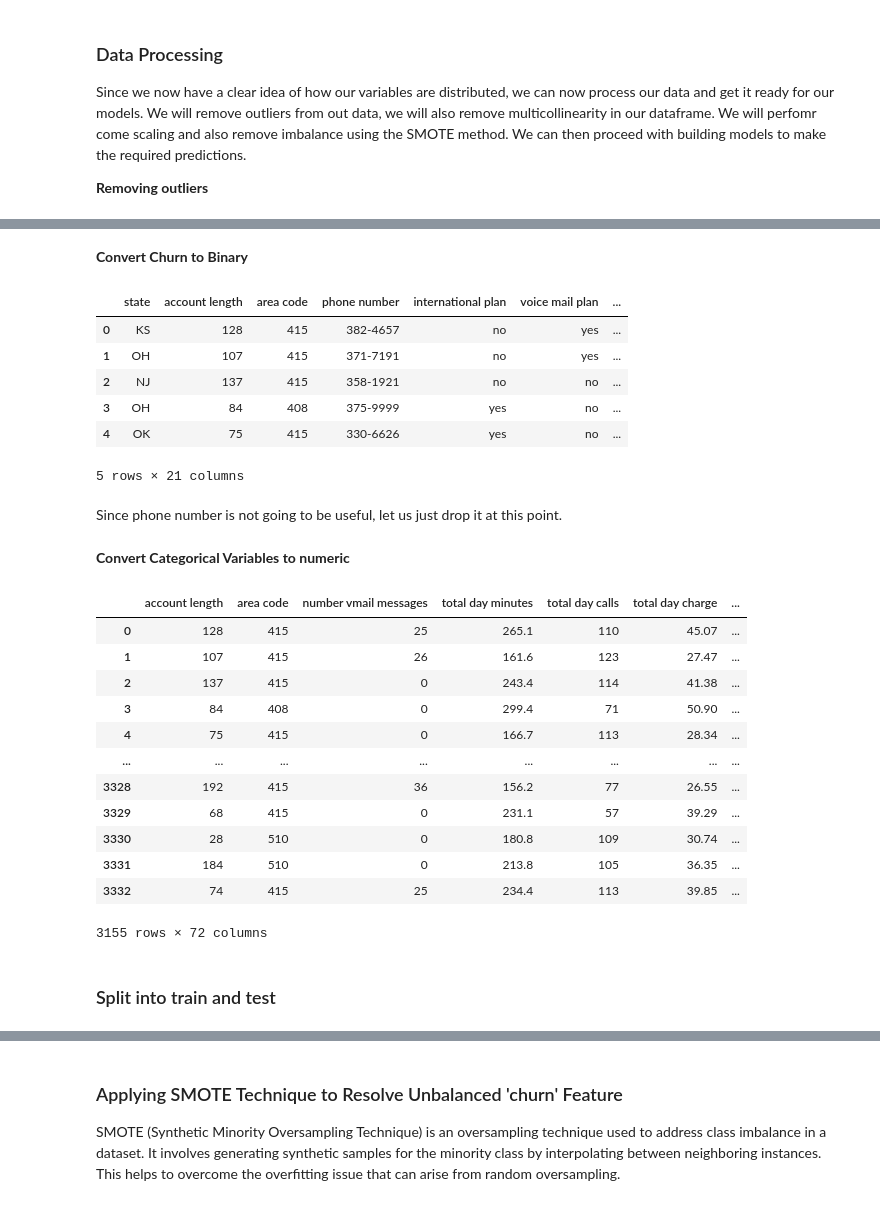
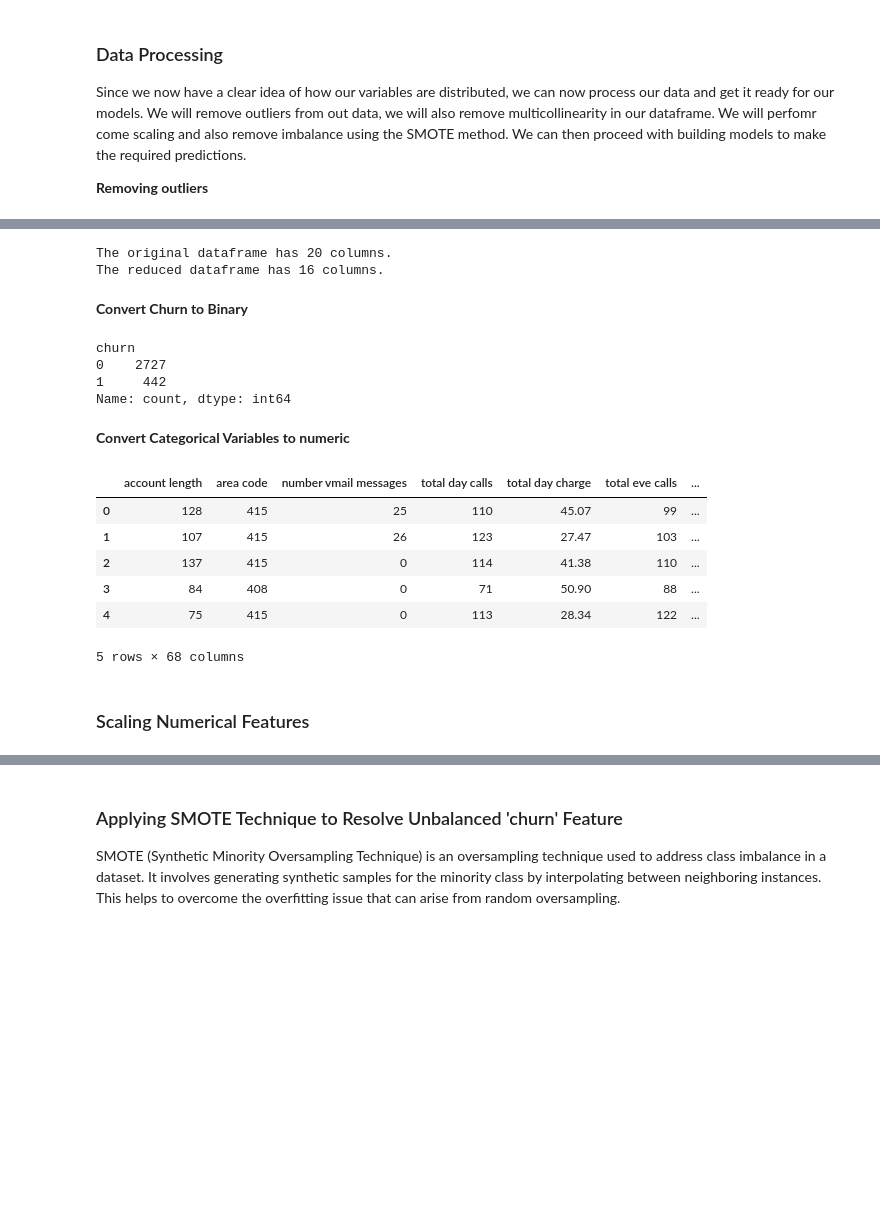
Before and after one commit to D-EKALE/phase-3-final-project, a Jupyter notebook: phase-3-final-project.ipynb, the cells around one changed output, grey strips where cells are left out. Drawn from its saved outputs; the diff is of its cells as text; code cells hidden in the pictures; blank space fills up the shorter version.

```diff
--- a/phase-3-final-project.ipynb
+++ b/phase-3-final-project.ipynb
@@ -193,19 +205,3 @@ From the above correlation matrix, we can observe that most of the variables are
 Since we now have a clear idea of how our variables are distributed, we can now process our data and get it ready for our models. We will remove outliers from out data, we will also remove multicollinearity in our dataframe. We will perfomr come scaling and also remove imbalance using the SMOTE method. We can then proceed with building models to make the required predictions.
 
 **Removing outliers**
-# %%
-# Define the threshold in this case I will consider values above 3 standard deviations as outliers
-print(f"The shape of our df before dropping outliers was {df.shape}")
-threshold = 3
-
-for col in numeric_columns:
-
-    # Calculate z-scores for each numeric column
-    z_scores = np.abs((df[col] - df[col].mean()) / df[col].std())
-
-    # Create boolean mask for rows with outliers
-    outlier_mask = z_scores > threshold
-
-    df = df[~outlier_mask]
-
-print(f"The shape of our df after dropping outliers is {df.shape}")
@@ -225,39 +226,43 @@ df.head()
+# %%
+print("The original dataframe has {} columns.".format(df.shape[1]))
+# Calculate the correlation matrix and take the absolute value
+corr_matrix = df.corr(numeric_only=True).abs()
+
+# Create a True/False mask and apply it
+mask = np.triu(np.ones_like(corr_matrix, dtype=bool))
+tri_df = corr_matrix.mask(mask)
+
+# List column names of highly correlated features (r > 0.90)
+to_drop = [c for c in tri_df.columns if any(tri_df[c] >  0.90)]
+
+df = df.drop(to_drop, axis=1) # Drop the features
+print("The reduced dataframe has {} columns.".format(df.shape[1]))
+# %% [output]
+The original dataframe has 20 columns.
+The reduced dataframe has 16 columns.
 # %% [markdown]
 **Convert Churn to Binary**
 # %%
-df['churn'] = df['churn'].map({False: 0, True: 1})
-df.head()
+df['churn'] = pd.DataFrame(df['churn'].map({False: 0, True: 1}))
+df.churn.value_counts()
 # %% [output]
-|  | state | account length | area code | phone number | international plan | voice mail plan | ... |
-| 0 | KS | 128 | 415 | 382-4657 | no | yes | ... |
-| 1 | OH | 107 | 415 | 371-7191 | no | yes | ... |
-| 2 | NJ | 137 | 415 | 358-1921 | no | no | ... |
-| 3 | OH | 84 | 408 | 375-9999 | yes | no | ... |
-| 4 | OK | 75 | 415 | 330-6626 | yes | no | ... |
-5 rows × 21 columns
+churn
+0    2727
+1     442
+Name: count, dtype: int64
-# %% [markdown]
-Since phone number is not going to be useful, let us just drop it at this point.
-# %%
-df.drop('phone number', axis=1, inplace=True)
 # %% [markdown]
 **Convert Categorical Variables to numeric**
 # %%
 cat_cols = ['state', 'international plan', 'voice mail plan']
 df = pd.get_dummies(df, columns=cat_cols, dtype=float)
-df
+df.head()
 # %% [output]
-|  | account length | area code | number vmail messages | total day minutes | total day calls | total day charge | ... |
-| 0 | 128 | 415 | 25 | 265.1 | 110 | 45.07 | ... |
-| 1 | 107 | 415 | 26 | 161.6 | 123 | 27.47 | ... |
-| 2 | 137 | 415 | 0 | 243.4 | 114 | 41.38 | ... |
-| 3 | 84 | 408 | 0 | 299.4 | 71 | 50.90 | ... |
-| 4 | 75 | 415 | 0 | 166.7 | 113 | 28.34 | ... |
-| ... | ... | ... | ... | ... | ... | ... | ... |
-| 3328 | 192 | 415 | 36 | 156.2 | 77 | 26.55 | ... |
-| 3329 | 68 | 415 | 0 | 231.1 | 57 | 39.29 | ... |
-| 3330 | 28 | 510 | 0 | 180.8 | 109 | 30.74 | ... |
-| 3331 | 184 | 510 | 0 | 213.8 | 105 | 36.35 | ... |
-| 3332 | 74 | 415 | 25 | 234.4 | 113 | 39.85 | ... |
+|  | account length | area code | number vmail messages | total day calls | total day charge | total eve calls | ... |
+| 0 | 128 | 415 | 25 | 110 | 45.07 | 99 | ... |
+| 1 | 107 | 415 | 26 | 123 | 27.47 | 103 | ... |
+| 2 | 137 | 415 | 0 | 114 | 41.38 | 110 | ... |
+| 3 | 84 | 408 | 0 | 71 | 50.90 | 88 | ... |
+| 4 | 75 | 415 | 0 | 113 | 28.34 | 122 | ... |
-3155 rows × 72 columns
+5 rows × 68 columns
-# %% [markdown]
-### Split into train and  test
+# %% [markdown]
+### Scaling Numerical Features
```
Also changed, not shown: parts of 40 cells of this notebook.
